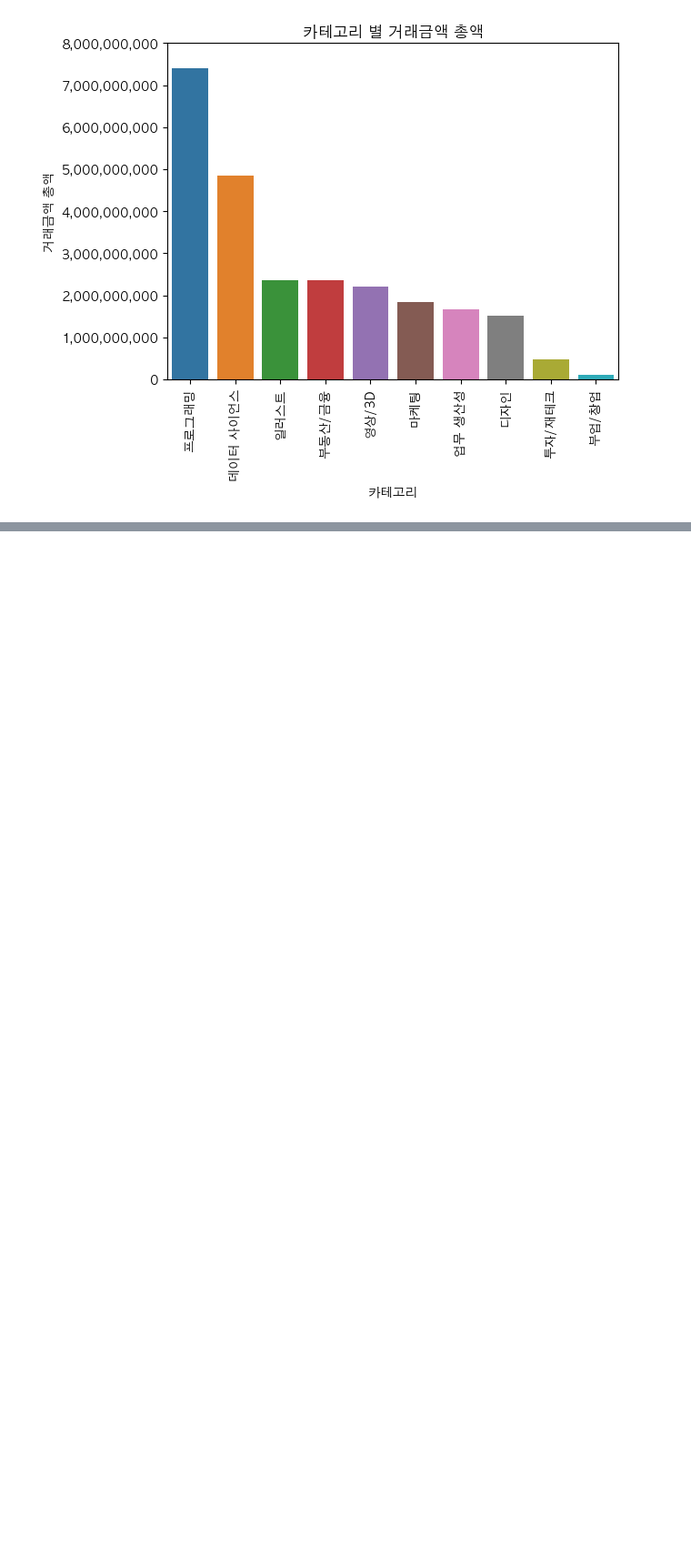
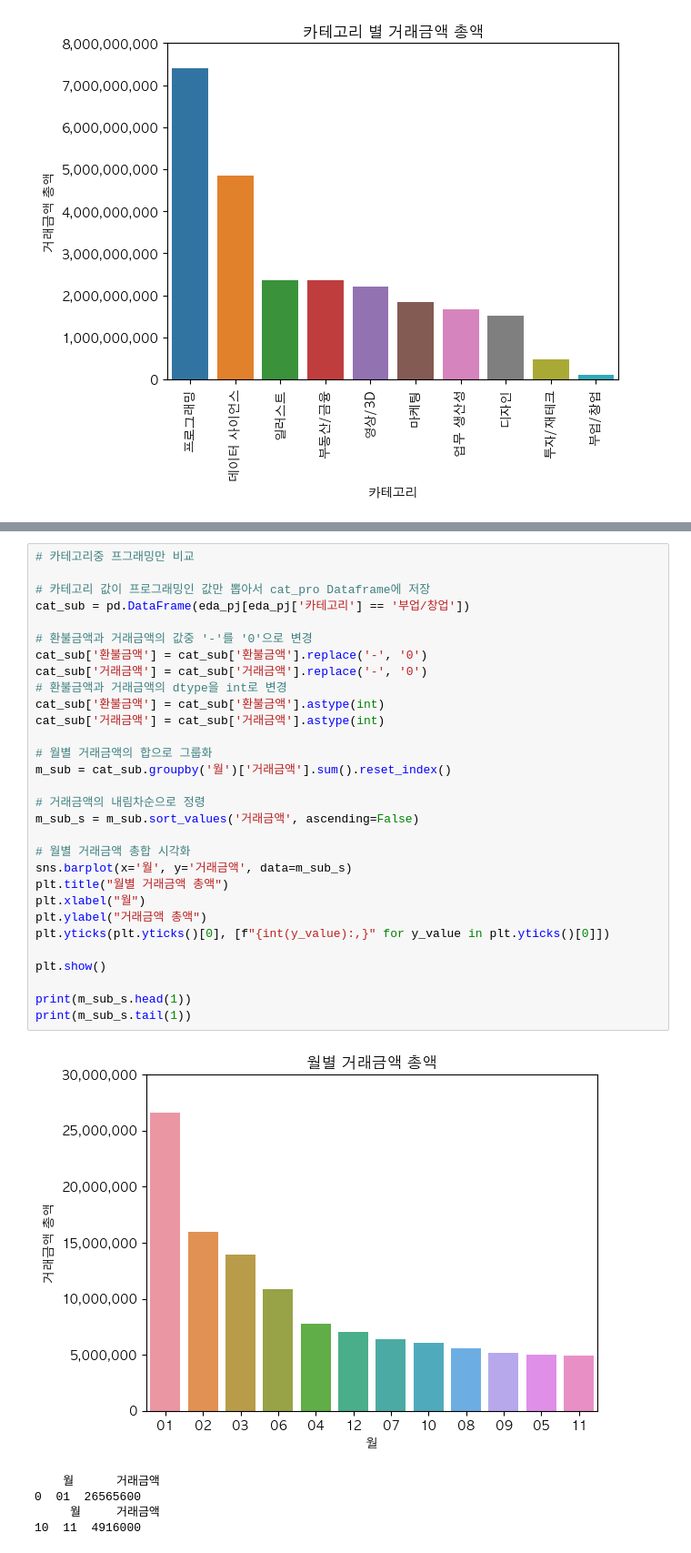
Before and after one commit to hogooba/minpj, a Jupyter notebook: pj.ipynb, the cells around one changed output, grey strips where cells are left out. Shown at 91% size. Cells and saved outputs as stored; diff of their text form; blank space fills up the shorter version.

```diff
--- a/pj.ipynb
+++ b/pj.ipynb
@@ -472,3 +472,39 @@ print(m_pro.tail(1))
 0  01  814249750
     월       거래금액
 4  05  421462400
+# %%
+# 카테고리중 프그래밍만 비교
+
+# 카테고리 값이 프로그래밍인 값만 뽑아서 cat_pro Dataframe에 저장
+cat_sub = pd.DataFrame(eda_pj[eda_pj['카테고리'] == '부업/창업'])
+
+# 환불금액과 거래금액의 값중 '-'를 '0'으로 변경
+cat_sub['환불금액'] = cat_sub['환불금액'].replace('-', '0')
+cat_sub['거래금액'] = cat_sub['거래금액'].replace('-', '0')
+# 환불금액과 거래금액의 dtype을 int로 변경
+cat_sub['환불금액'] = cat_sub['환불금액'].astype(int)
+cat_sub['거래금액'] = cat_sub['거래금액'].astype(int)
+
+# 월별 거래금액의 합으로 그룹화
+m_sub = cat_sub.groupby('월')['거래금액'].sum().reset_index()
+
+# 거래금액의 내림차순으로 정령
+m_sub_s = m_sub.sort_values('거래금액', ascending=False)
+
+# 월별 거래금액 총합 시각화
+sns.barplot(x='월', y='거래금액', data=m_sub_s)
+plt.title("월별 거래금액 총액")
+plt.xlabel("월")
+plt.ylabel("거래금액 총액")
+plt.yticks(plt.yticks()[0], [f"{int(y_value):,}" for y_value in plt.yticks()[0]])
+
+plt.show()
+
+print(m_sub_s.head(1))
+print(m_sub_s.tail(1))
+# %% [output]
+[figure, added]
+    월      거래금액
+0  01  26565600
+     월     거래금액
+10  11  4916000
```
Also changed, not shown: parts of 3 cells of this notebook.
